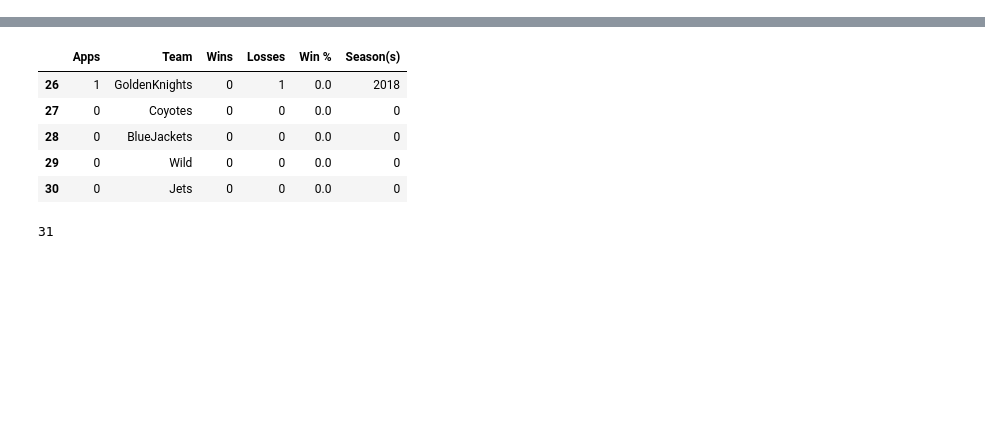
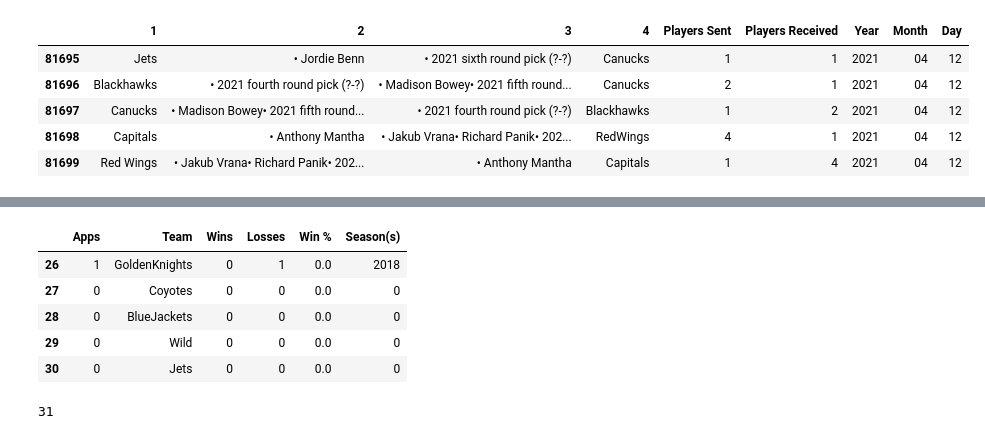
Before and after one commit to d141/590FP, a Jupyter notebook: nhl_transaction_network.ipynb, the cells around one changed output, grey strips where cells are left out. Saved outputs shown, nothing was run; the diff lists cells and outputs as text; code cells hidden in the pictures; blank space fills up the shorter version.

```diff
--- a/nhl_transaction_network.ipynb
+++ b/nhl_transaction_network.ipynb
@@ -49,0 +76,9 @@ teams = {"Ducks":{},
+# %%
+trade_df.tail()
+# %% [output]
+|  | 1 | 2 | 3 | 4 | Players Sent | Players Received | Year | Month | Day |
+| 81695 | Jets | • Jordie Benn | • 2021 sixth round pick (?-?) | Canucks | 1 | 1 | 2021 | 04 | 12 |
+| 81696 | Blackhawks | • 2021 fourth round pick (?-?) | • Madison Bowey• 2021 fifth round... | Canucks | 2 | 1 | 2021 | 04 | 12 |
+| 81697 | Canucks | • Madison Bowey• 2021 fifth round... | • 2021 fourth round pick (?-?) | Blackhawks | 1 | 2 | 2021 | 04 | 12 |
+| 81698 | Capitals | • Anthony Mantha | • Jakub Vrana• Richard Panik• 202... | RedWings | 4 | 1 | 2021 | 04 | 12 |
+| 81699 | Red Wings | • Jakub Vrana• Richard Panik• 202... | • Anthony Mantha | Capitals | 1 | 4 | 2021 | 04 | 12 |
```
Also changed, not shown: parts of 8 cells of this notebook.
